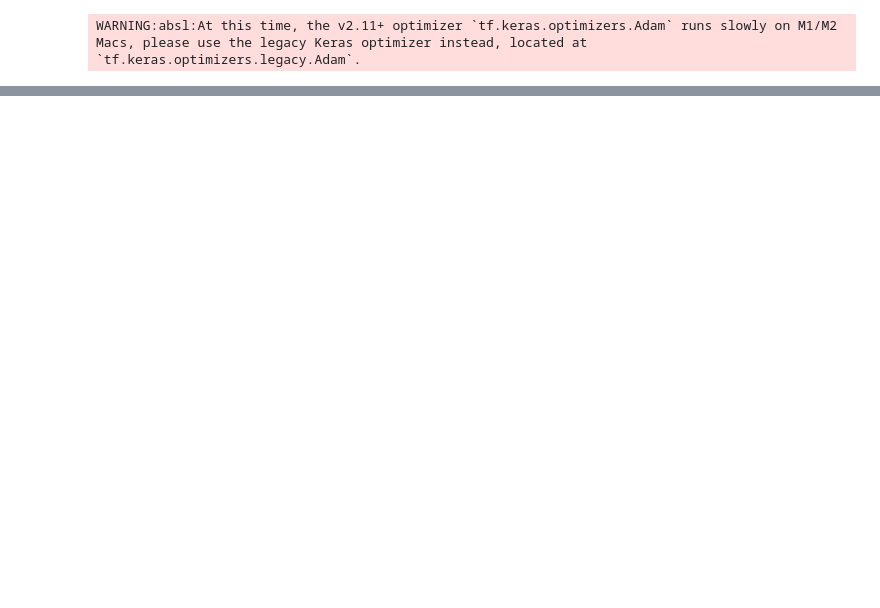
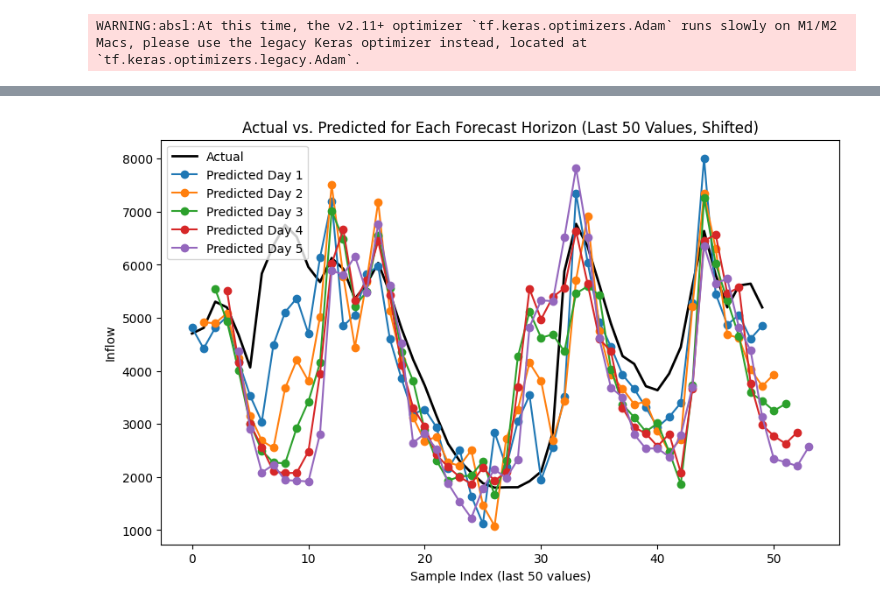
Before and after one commit to nicolaigarder/Forecasting-water-inflow, a Jupyter notebook: AI_models/RMSE_plot.ipynb, the cells around one changed output, grey strips where cells are left out. Drawn from its saved outputs; the diff is of its cells as text; code cells hidden in the pictures; blank space fills up the shorter version.

```diff
--- a/AI_models/RMSE_plot.ipynb
+++ b/AI_models/RMSE_plot.ipynb
@@ -504,0 +507,49 @@ plt.show()
+# %%
+import numpy as np
+import matplotlib.pyplot as plt
+
+def plot_multi_horizon_single_actual_shifted(df, horizon=HORIZON, last_n=50):
+    """
+    Plots one actual line (since all horizons share the same actual values)
+    and the predicted values for each forecast horizon on a single figure,
+    using only the last 'last_n' samples, but SHIFTING each horizon's line
+    so it aligns with the actual day it predicts.
+
+    Assumes the DataFrame has:
+      - An actual column named "Day 1 Actual"
+      - Predicted columns for each horizon: "Day 1 Pred", "Day 2 Pred", ..., "Day k Pred"
+
+    Parameters:
+      df      : DataFrame with at least these columns
+      horizon : Number of forecast days (e.g., 5)
+      last_n  : How many of the final samples to plot
+    """
+    plt.figure(figsize=(10, 6))
+
+    # We'll create an x-array for the "last_n" points
+    # Day 1 predictions align at x, Day 2 at x+1, Day 3 at x+2, etc.
+    x = np.arange(last_n)
+
+    # Plot only the last 'last_n' samples of the actual values
+    actual = df["Day 1 Actual"].tail(last_n).values
+    plt.plot(x, actual, label="Actual", color="black", linewidth=2)
+
+    # Plot each horizon with a horizontal shift of (i - 1)
+    for i in range(1, horizon + 1):
+        pred_col = f"Day {i} Pred"
+        preds = df[pred_col].tail(last_n).values
+
+        # Shift Day i's predictions by (i-1) steps
+        x_shifted = x + (i - 1)
+        plt.plot(x_shifted, preds, marker='o', label=f"Predicted Day {i}")
+
+    plt.xlabel(f"Sample Index (last {last_n} values)")
+    plt.ylabel("Inflow")
+    plt.title(f"Actual vs. Predicted for Each Forecast Horizon (Last {last_n} Values, Shifted)")
+    plt.legend()
+    plt.show()
+
+# Example usage:
+plot_multi_horizon_single_actual_shifted(post_processed_df, horizon=HORIZON, last_n=50)
+# %% [output]
+[figure, added]
```
Also changed, not shown: parts of 8 cells of this notebook, 5 other files.
